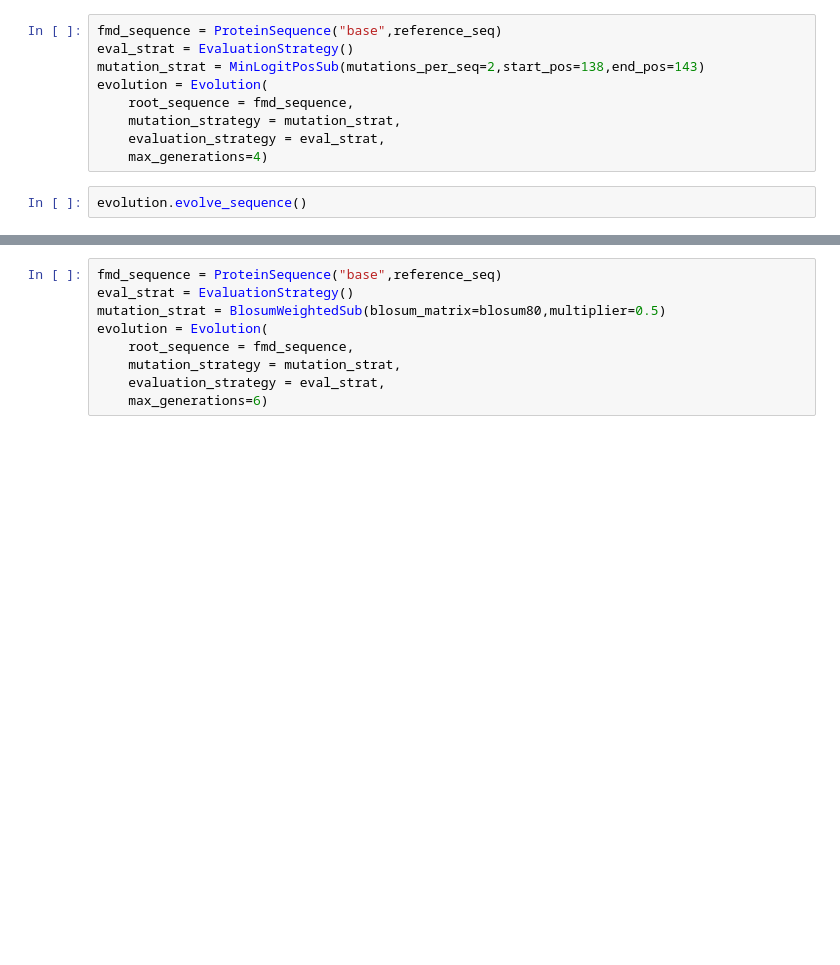
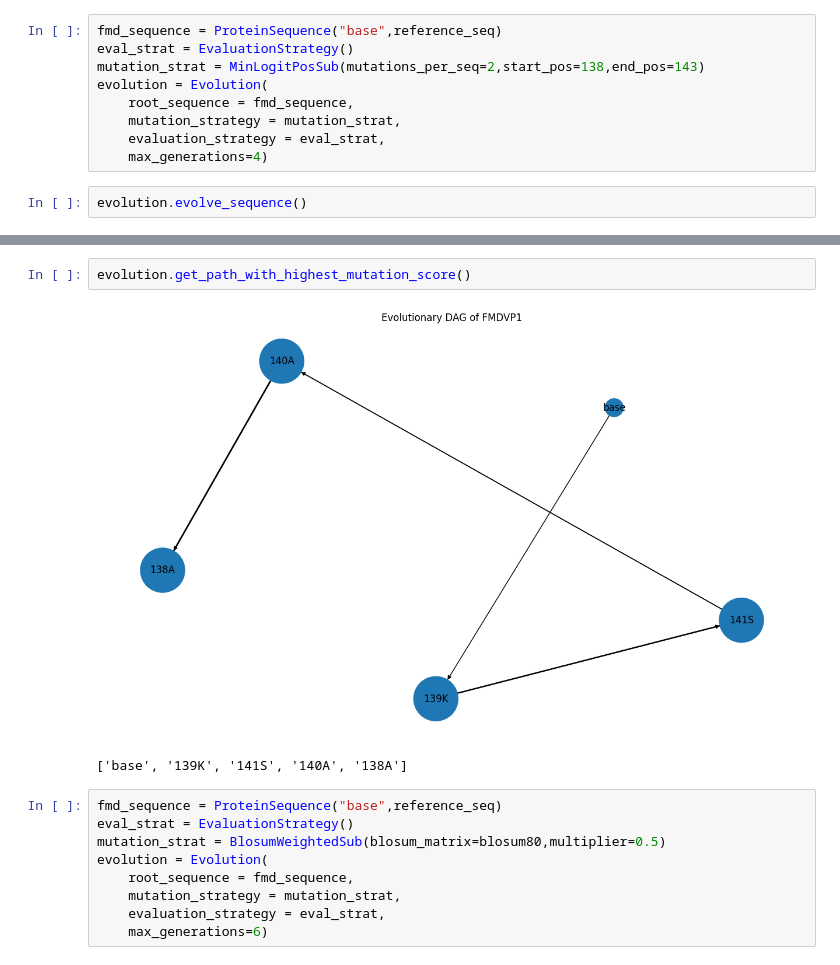
Before and after one commit to aubreyagub/esm2_for_fmdv, a Jupyter notebook: fmd_evolution/fmd.ipynb, the cells around one changed output, grey strips where cells are left out. Cells and saved outputs as stored; diff of their text form; blank space fills up the shorter version.

```diff
--- a/fmd_evolution/fmd.ipynb
+++ b/fmd_evolution/fmd.ipynb
@@ -48,3 +59,8 @@ evolution.visualise_evolution_dag()
+# %%
+evolution.get_path_with_highest_mutation_score()
+# %% [output]
+[figure, added]
+['base', '139K', '141S', '140A', '138A']
 # %%
 fmd_sequence = ProteinSequence("base",reference_seq)
 eval_strat = EvaluationStrategy()
```
Also changed, not shown: parts of 11 cells of this notebook, 2 other files.
